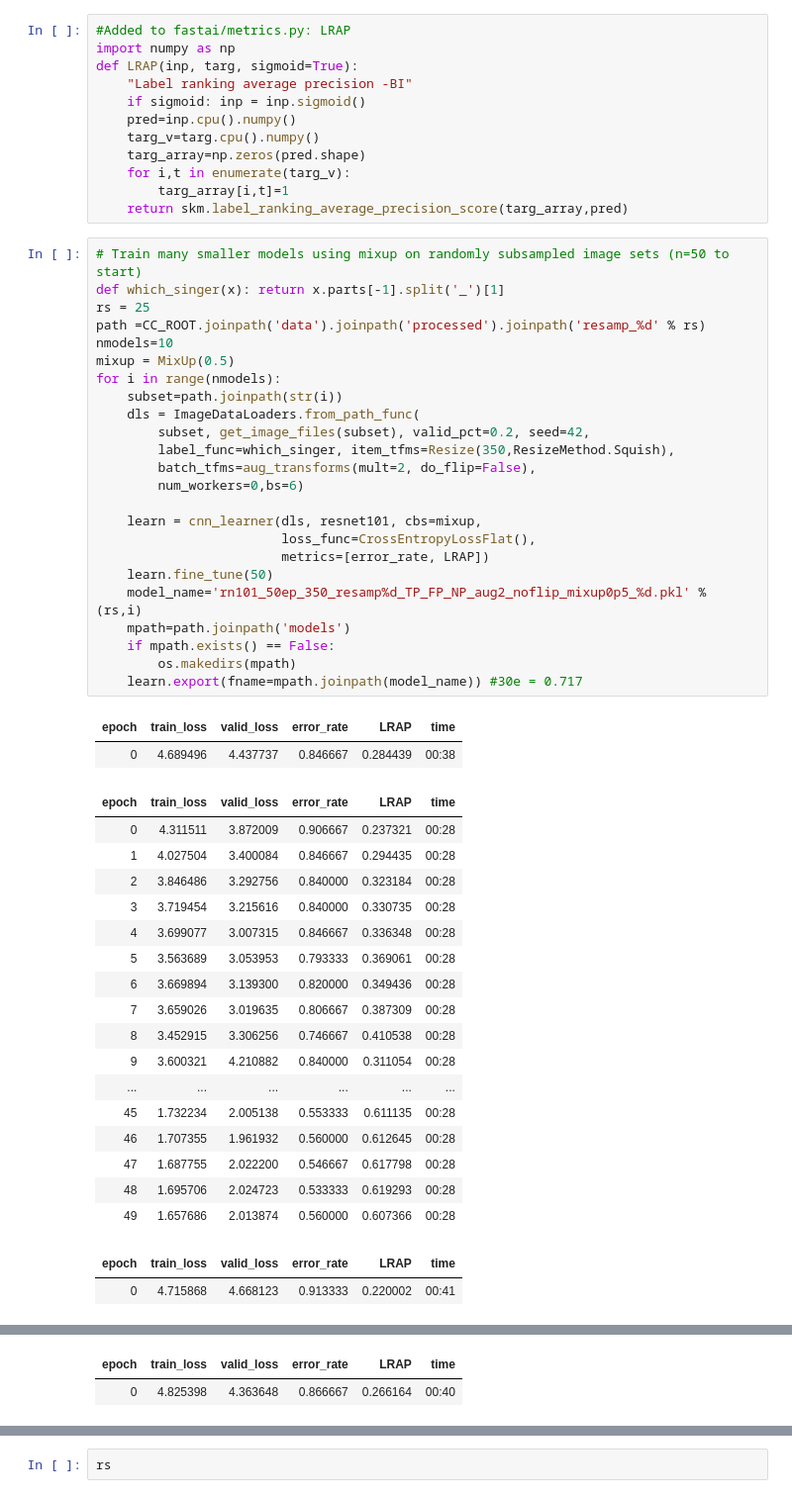
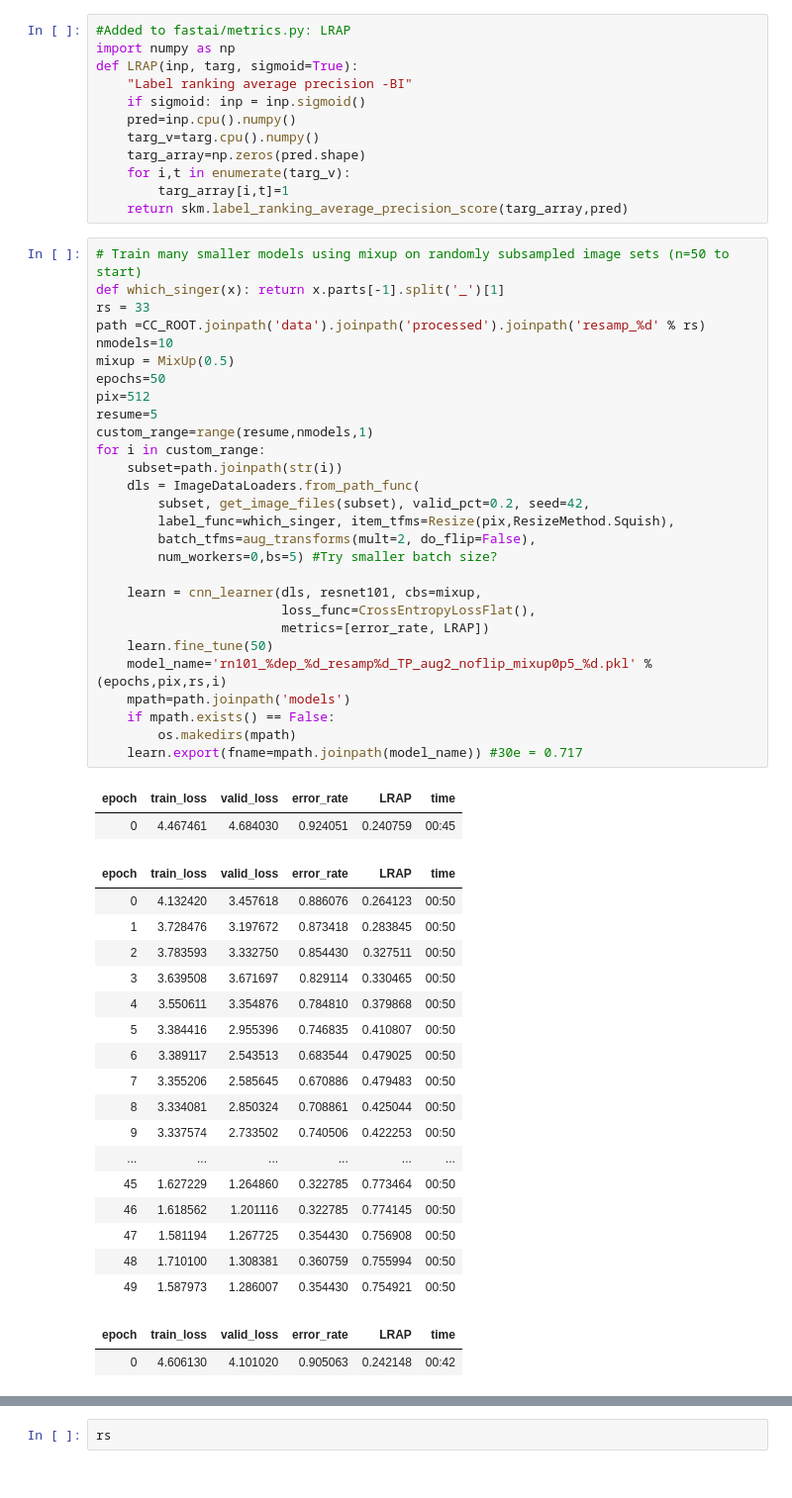
Before and after one commit to KidElectric/rfcx_kaggle, a Jupyter notebook: notebooks/3.0-bri-train-models-experiments.ipynb, the cells around one changed output, grey strips where cells are left out. Shown at 99% size. Saved outputs shown, nothing was run; the diff lists cells and outputs as text.

```diff
--- a/notebooks/3.0-bri-train-models-experiments.ipynb
+++ b/notebooks/3.0-bri-train-models-experiments.ipynb
@@ -202,47 +203,51 @@ def LRAP(inp, targ, sigmoid=True):
 # %%
 # Train many smaller models using mixup on randomly subsampled image sets (n=50 to start)
 def which_singer(x): return x.parts[-1].split('_')[1]
-rs = 25
+rs = 33
 path =CC_ROOT.joinpath('data').joinpath('processed').joinpath('resamp_%d' % rs)
 nmodels=10
 mixup = MixUp(0.5)
-for i in range(nmodels):
+epochs=50
+pix=512
+resume=5
+custom_range=range(resume,nmodels,1)
+for i in custom_range:
     subset=path.joinpath(str(i))
     dls = ImageDataLoaders.from_path_func(
         subset, get_image_files(subset), valid_pct=0.2, seed=42,
-        label_func=which_singer, item_tfms=Resize(350,ResizeMethod.Squish),
+        label_func=which_singer, item_tfms=Resize(pix,ResizeMethod.Squish),
         batch_tfms=aug_transforms(mult=2, do_flip=False),
-        num_workers=0,bs=6)
+        num_workers=0,bs=5) #Try smaller batch size?
 
     learn = cnn_learner(dls, resnet101, cbs=mixup,
                         loss_func=CrossEntropyLossFlat(),
                         metrics=[error_rate, LRAP])
     learn.fine_tune(50)
-    model_name='rn101_50ep_350_resamp%d_TP_FP_NP_aug2_noflip_mixup0p5_%d.pkl' % (rs,i)
+    model_name='rn101_%dep_%d_resamp%d_TP_aug2_noflip_mixup0p5_%d.pkl' % (epochs,pix,rs,i)
     mpath=path.joinpath('models')
     if mpath.exists() == False:
         os.makedirs(mpath)
     learn.export(fname=mpath.joinpath(model_name)) #30e = 0.717
 # %% [output]
 | epoch | train_loss | valid_loss | error_rate | LRAP | time |
-| 0 | 4.689496 | 4.437737 | 0.846667 | 0.284439 | 00:38 |
+| 0 | 4.467461 | 4.684030 | 0.924051 | 0.240759 | 00:45 |
 | epoch | train_loss | valid_loss | error_rate | LRAP | time |
-| 0 | 4.311511 | 3.872009 | 0.906667 | 0.237321 | 00:28 |
-| 1 | 4.027504 | 3.400084 | 0.846667 | 0.294435 | 00:28 |
-| 2 | 3.846486 | 3.292756 | 0.840000 | 0.323184 | 00:28 |
-| 3 | 3.719454 | 3.215616 | 0.840000 | 0.330735 | 00:28 |
-| 4 | 3.699077 | 3.007315 | 0.846667 | 0.336348 | 00:28 |
-| 5 | 3.563689 | 3.053953 | 0.793333 | 0.369061 | 00:28 |
-| 6 | 3.669894 | 3.139300 | 0.820000 | 0.349436 | 00:28 |
-| 7 | 3.659026 | 3.019635 | 0.806667 | 0.387309 | 00:28 |
-| 8 | 3.452915 | 3.306256 | 0.746667 | 0.410538 | 00:28 |
-| 9 | 3.600321 | 4.210882 | 0.840000 | 0.311054 | 00:28 |
+| 0 | 4.132420 | 3.457618 | 0.886076 | 0.264123 | 00:50 |
+| 1 | 3.728476 | 3.197672 | 0.873418 | 0.283845 | 00:50 |
+| 2 | 3.783593 | 3.332750 | 0.854430 | 0.327511 | 00:50 |
+| 3 | 3.639508 | 3.671697 | 0.829114 | 0.330465 | 00:50 |
+| 4 | 3.550611 | 3.354876 | 0.784810 | 0.379868 | 00:50 |
+| 5 | 3.384416 | 2.955396 | 0.746835 | 0.410807 | 00:50 |
+| 6 | 3.389117 | 2.543513 | 0.683544 | 0.479025 | 00:50 |
+| 7 | 3.355206 | 2.585645 | 0.670886 | 0.479483 | 00:50 |
+| 8 | 3.334081 | 2.850324 | 0.708861 | 0.425044 | 00:50 |
+| 9 | 3.337574 | 2.733502 | 0.740506 | 0.422253 | 00:50 |
 | ... | ... | ... | ... | ... | ... |
-| 45 | 1.732234 | 2.005138 | 0.553333 | 0.611135 | 00:28 |
-| 46 | 1.707355 | 1.961932 | 0.560000 | 0.612645 | 00:28 |
-| 47 | 1.687755 | 2.022200 | 0.546667 | 0.617798 | 00:28 |
-| 48 | 1.695706 | 2.024723 | 0.533333 | 0.619293 | 00:28 |
-| 49 | 1.657686 | 2.013874 | 0.560000 | 0.607366 | 00:28 |
+| 45 | 1.627229 | 1.264860 | 0.322785 | 0.773464 | 00:50 |
+| 46 | 1.618562 | 1.201116 | 0.322785 | 0.774145 | 00:50 |
+| 47 | 1.581194 | 1.267725 | 0.354430 | 0.756908 | 00:50 |
+| 48 | 1.710100 | 1.308381 | 0.360759 | 0.755994 | 00:50 |
+| 49 | 1.587973 | 1.286007 | 0.354430 | 0.754921 | 00:50 |
 | epoch | train_loss | valid_loss | error_rate | LRAP | time |
-| 0 | 4.715868 | 4.668123 | 0.913333 | 0.220002 | 00:41 |
+| 0 | 4.606130 | 4.101020 | 0.905063 | 0.242148 | 00:42 |
 | epoch | train_loss | valid_loss | error_rate | LRAP | time |
@@ -284,2 +271,0 @@ for i in range(nmodels):
-| epoch | train_loss | valid_loss | error_rate | LRAP | time |
-| 0 | 4.825398 | 4.363648 | 0.866667 | 0.266164 | 00:40 |
```
Also changed, not shown: parts of 4 cells of this notebook, 1 other file.
